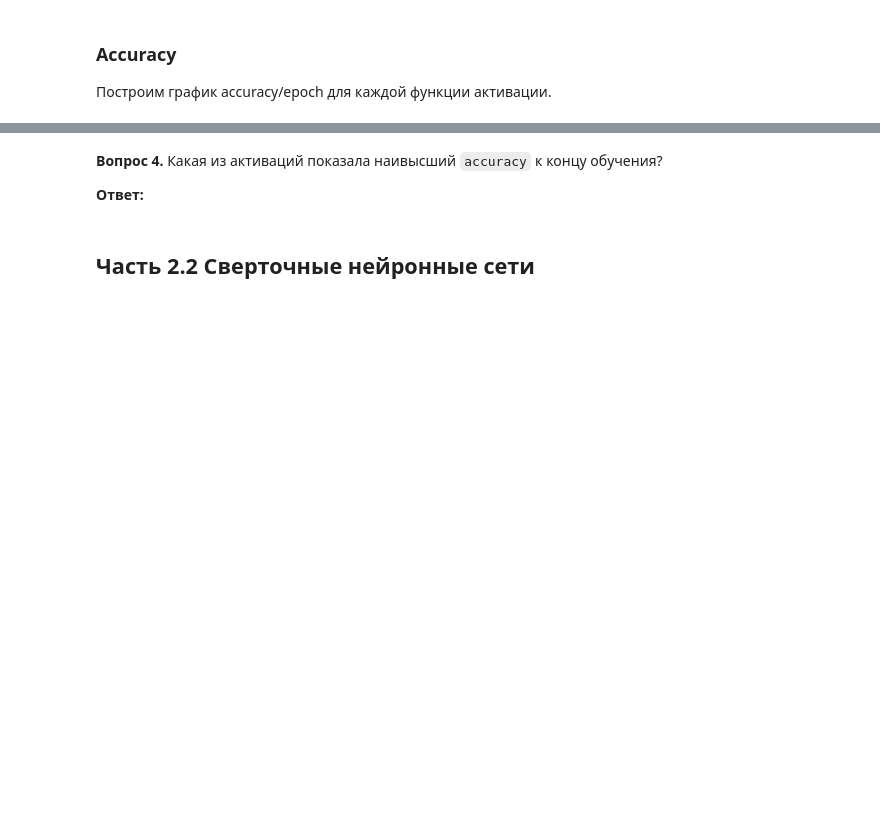
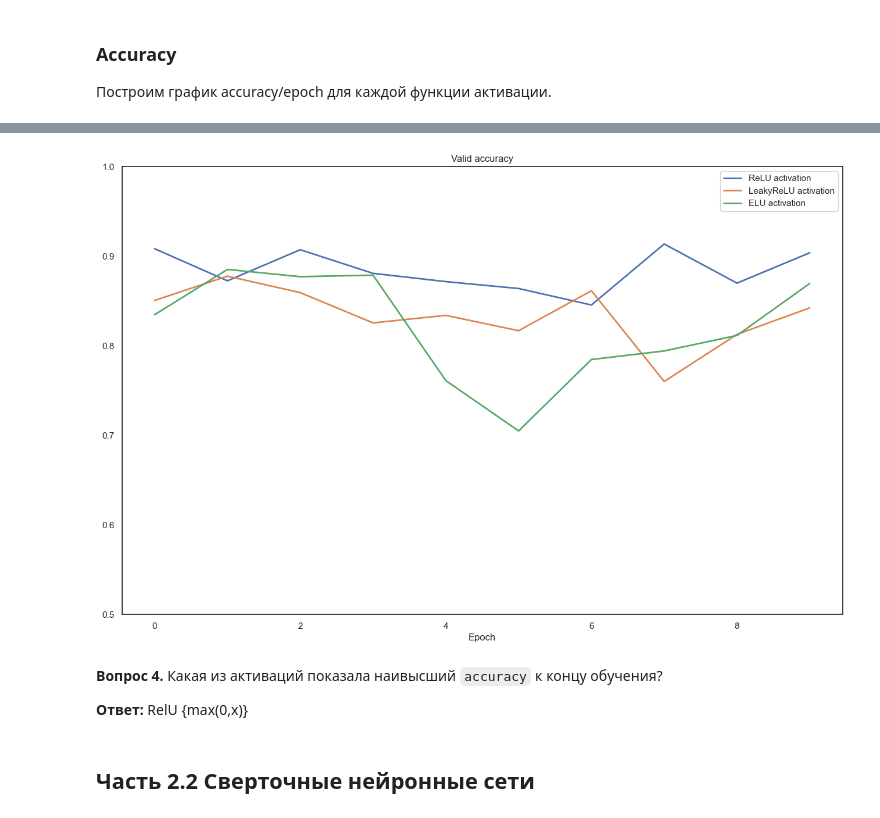
Before and after one commit to dimkablin/DeepLEarningSchool_MFTI, a Jupyter notebook: homework/11. Сверточные и полносвязанные сети/[homework]dense_and_convolutional_nn.ipynb, the cells around one changed output, grey strips where cells are left out. Saved outputs shown, nothing was run; the diff lists cells and outputs as text; code cells hidden in the pictures; blank space fills up the shorter version.

```diff
--- a/homework/11. Сверточные и полносвязанные сети/[homework]dense_and_convolutional_nn.ipynb
+++ b/homework/11. Сверточные и полносвязанные сети/[homework]dense_and_convolutional_nn.ipynb
@@ -442,16 +598,19 @@ plt.show()
 # %%
 plt.figure(figsize=(16, 10))
 plt.title("Valid accuracy")
 plt.plot(range(max_epochs), relu_accuracy, label="ReLU activation", linewidth=2)
 plt.plot(range(max_epochs), leaky_relu_accuracy, label="LeakyReLU activation", linewidth=2)
 plt.plot(range(max_epochs), elu_accuracy, label="ELU activation", linewidth=2)
 plt.legend()
+plt.ylim([0.5,1])
 plt.xlabel("Epoch")
 plt.show()
+# %% [output]
+[figure, added]
 # %% [markdown]
 **Вопрос 4.** Какая из активаций показала наивысший `accuracy` к концу обучения?
 
-**Ответ:**
+**Ответ:** RelU {max(0,x)}
 # %% [markdown]
 ## Часть 2.2 Сверточные нейронные сети
 # %% [markdown]
```
Also changed, not shown: parts of 32 cells of this notebook, 1 other file.
